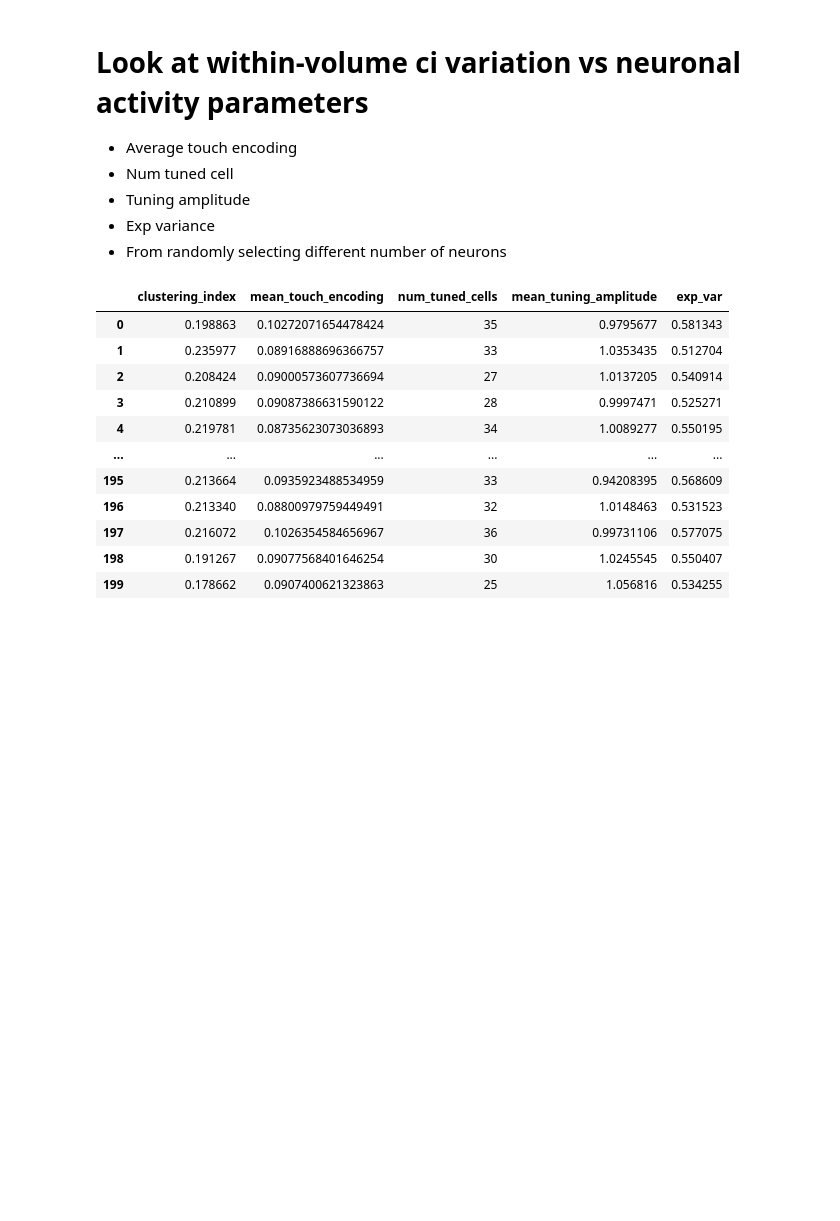
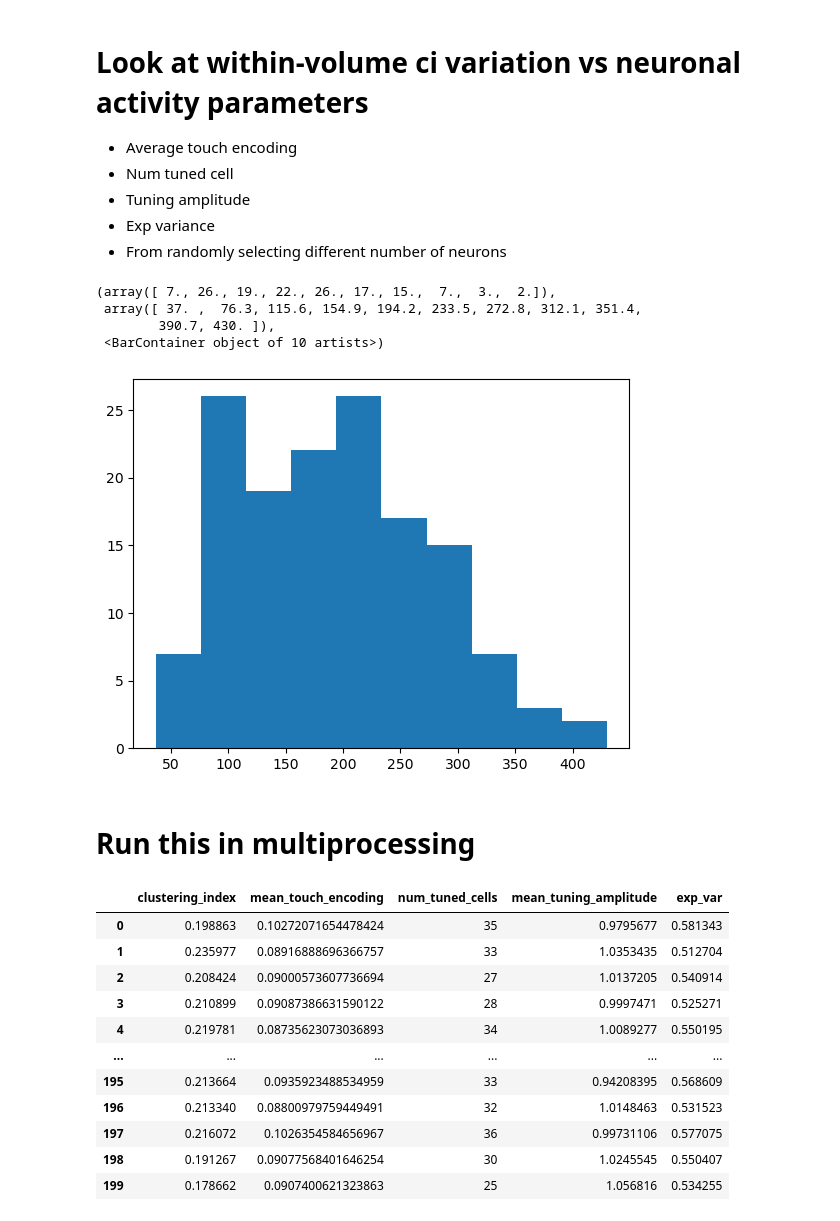
Before and after one commit to jkim0731/Neural-stretching-in-vS1, a Jupyter notebook: data_analysis/240423_clustering_index_variation_neuronal_activity.ipynb, the cells around one changed output. Drawn from its saved outputs; the diff is of its cells as text; code cells hidden in the pictures; blank space fills up the shorter version.

```diff
--- a/data_analysis/240423_clustering_index_variation_neuronal_activity.ipynb
+++ b/data_analysis/240423_clustering_index_variation_neuronal_activity.ipynb
@@ -26,10 +26,15 @@ import utils.clustering_index as ci
 import pickle
 from sklearn.decomposition import PCA
 from tqdm.notebook import tqdm
-
-
-# base_dir = Path(r'E:\TPM\JK\h5')
-base_dir = Path(r'C:\JK')
+import socket
+host_name = socket.gethostname()
+if host_name == 'HNB228-LABPC6':
+    base_dir = Path(r'D:\JK\h5')
+elif host_name == 'hnb228-jinho':
+    # base_dir = Path(r'E:\TPM\JK\h5')
+    base_dir = Path(r'C:\JK')
+else:
+    raise('Incorrect computer')
 
 results_dir = base_dir / 'results'
 # wf_dir = results_dir / 'touch_whisker_features'
@@ -1145,12 +1154,14 @@ def clustering_index_vs_neuronal_activity(mouse, volume, session,
                                    pca_specific=True, # when using subset of angles (e.g.,
                                     # 45 and 135 from test sessions)
                                    num_trials_choose=30, #
-                                   num_cells_choose=75, #
+                                #    num_cells_choose=75, #
+                                   rand_cell_prop_range = (1/3, 5/6),
                                    num_repeat=500,
                                    num_shuffle_trials=100):
     '''
     Always balance trials between angles.
     Intended to use with fit cells only.
+    rand_cell_prop_range: range of random cell proportion to choose from
 
     '''
     planes = range(1,5) if volume==1 else range(5,9)
@@ -1198,6 +1209,9 @@ def clustering_index_vs_neuronal_activity(mouse, volume, session,
     num_cells = tr_norm.cell_id.size
 
     for ri in range(num_repeat):
+        rand_prop = np.random.random() * (rand_cell_prop_range[1] - rand_cell_prop_range[0]) + \
+                    rand_cell_prop_range[0]
+        num_cells_choose = np.round(num_cells * rand_prop).astype(int)
         # randomly choosing cells
         inds = np.random.choice(num_cells, num_cells_choose, replace=False)
         cell_ids = tr_norm.cell_id[inds]
@@ -1214,11 +1228,14 @@ def clustering_index_vs_neuronal_activity(mouse, volume, session,
         num_tuned_cells = len(cell_id_tuned)
 
         # mean tuning amplitude from tuned cells
-        mean_45 = tr_norm_sub.sel(trialNum=response_df.query('pole_angle==45').trialNum.values,
-                                cell_id=cell_id_tuned).mean(dim='trialNum')
-        mean_135 = tr_norm_sub.sel(trialNum=response_df.query('pole_angle==135').trialNum.values,
+        if num_tuned_cells > 0:
+            mean_45 = tr_norm_sub.sel(trialNum=response_df.query('pole_angle==45').trialNum.values,
                                     cell_id=cell_id_tuned).mean(dim='trialNum')
-        mean_tuning_amplitude = np.abs(mean_45 - mean_135).mean().values
+            mean_135 = tr_norm_sub.sel(trialNum=response_df.query('pole_angle==135').trialNum.values,
+                                        cell_id=cell_id_tuned).mean(dim='trialNum')
+            mean_tuning_amplitude = np.abs(mean_45 - mean_135).mean().values
+        else:
+            mean_tuning_amplitude = 0
 
         pca = PCA()
         pca.fit(tr_norm_sub)
@@ -1275,6 +1292,26 @@ for mouse in mice:
             clustering_index_vs_df = clustering_index_vs_neuronal_activity(mouse, volume, session)
             save_fn = save_dir / f'JK{mouse:03}S{session:02}_volume_{volume}_clustering_index_vs_neuronal_activity_within_volume.pkl'
             clustering_index_vs_df.to_pickle(save_fn)
+# %%
+num_fit_cells = []
+for mouse in mice:
+    for volume in range(1,3):
+        sessions = [int(s) for s in training_volume_df.query("mouse==@mouse and volume==@volume").session]
+        for session in sessions:
+            touch_response_fn = f'JK{mouse:03}_volume{volume}_S{session:02}_ve_0.05_ptf_1.npy'
+            touch_response_results = np.load(pop_res_dir / touch_response_fn, allow_pickle=True).item()
+            response_xr = touch_response_results['per_touch_response_xr_fit']
+            num_fit_cells.append(response_xr.cell_id.size)
+# %%
+plt.hist(num_fit_cells)
+# %% [output]
+(array([ 7., 26., 19., 22., 26., 17., 15.,  7.,  3.,  2.]),
+ array([ 37. ,  76.3, 115.6, 154.9, 194.2, 233.5, 272.8, 312.1, 351.4,
+        390.7, 430. ]),
+ <BarContainer object of 10 artists>)
+[figure, added]
+# %% [markdown]
+# Run this in multiprocessing
 # %%
 touch_dir = Path(r'C:\JK\results\touch_tuning')
 touch_cell_fn = touch_dir / 'glm_vs_ttest_ind_cell_df.pkl'
```
Also changed, not shown: parts of 1 cell of this notebook, 5 other files.
